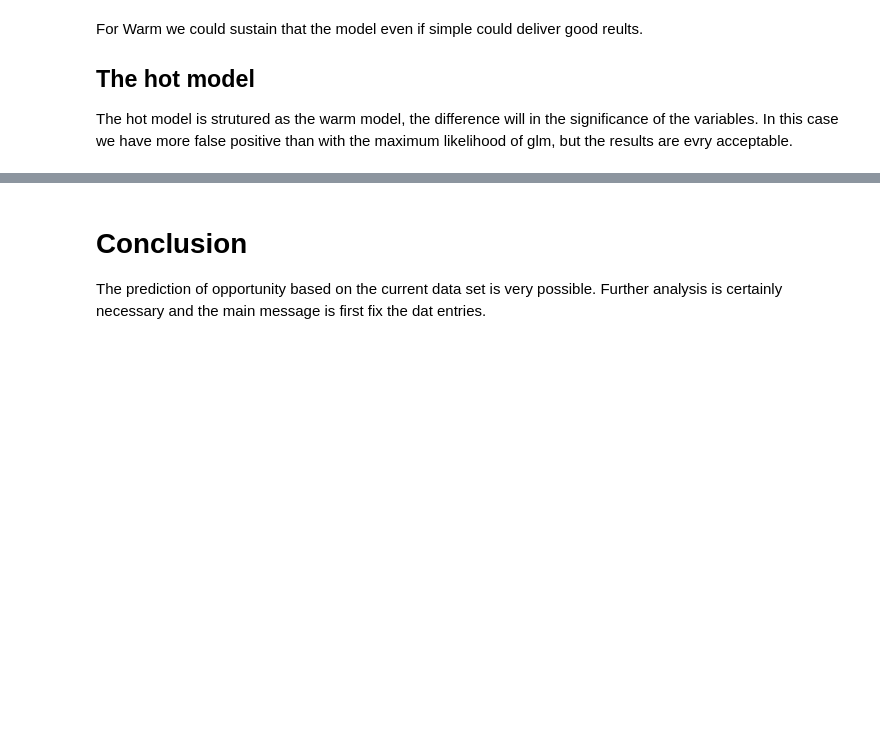
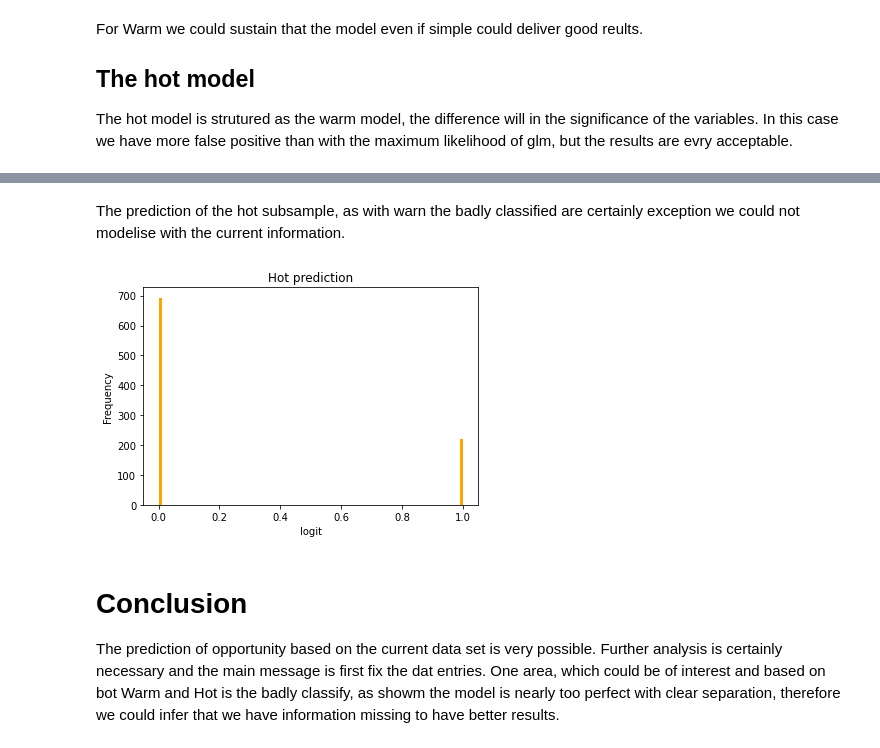
Before and after one commit to Lesaffrea/Dulux_paint, a Jupyter notebook: code/models.ipynb, the cells around one changed output, grey strips where cells are left out. Cells and saved outputs as stored; diff of their text form; code cells hidden in the pictures; blank space fills up the shorter version.

```diff
--- a/code/models.ipynb
+++ b/code/models.ipynb
@@ -165,4 +177,14 @@ print(hot_matrix)
  [  0 185]]
+# %% [markdown]
+The prediction of the hot subsample, as with warn the badly classified are certainly exception we could not modelise with the current information.
+# %%
+dsp_tmp =plt.hist( hot_predict, bins=100, facecolor='orange', linewidth =1)
+x_note= plt.xlabel('logit')
+y_note= plt.ylabel('Frequency')
+tiitle_note =plt.title('Hot prediction')
+# %% [output]
+[figure, added]
 # %% [markdown]
 # Conclusion
 The prediction of opportunity based on the current data set is very possible. Further analysis is certainly necessary and the main message is first fix the dat entries.
+One area, which could be of interest and based on bot Warm and Hot is the badly classify, as showm the model is nearly too perfect with clear separation, therefore we could infer that we have information missing to have better results.
```
Also changed, not shown: parts of 6 cells of this notebook.
